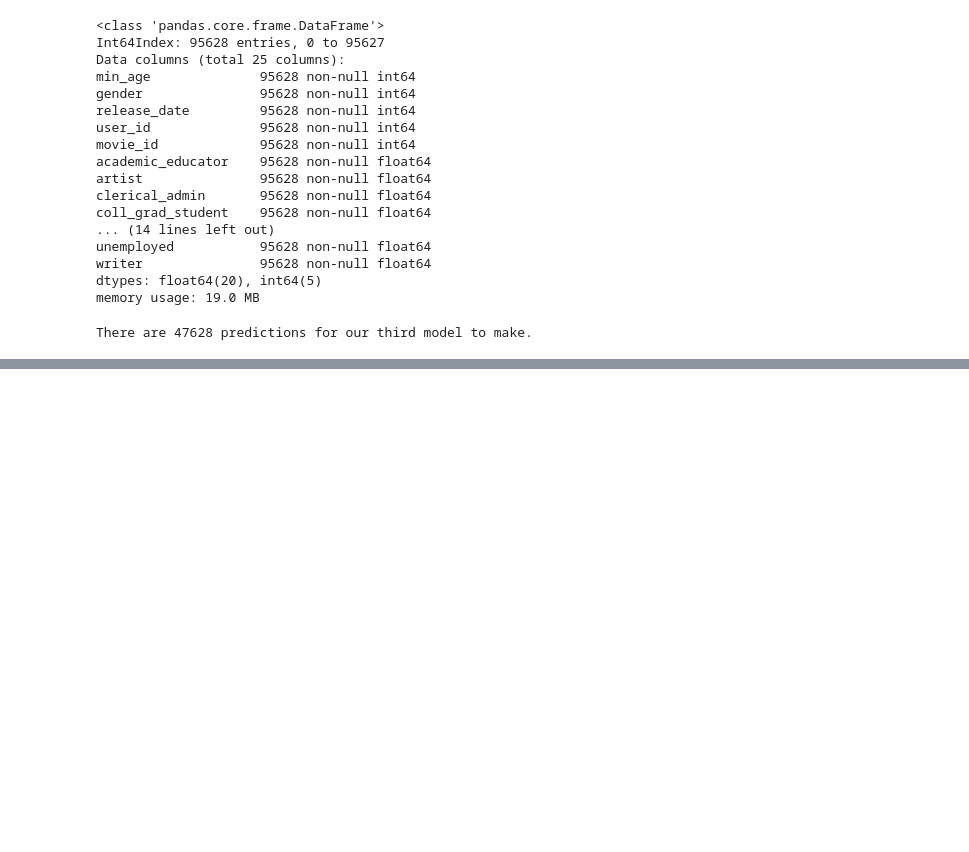
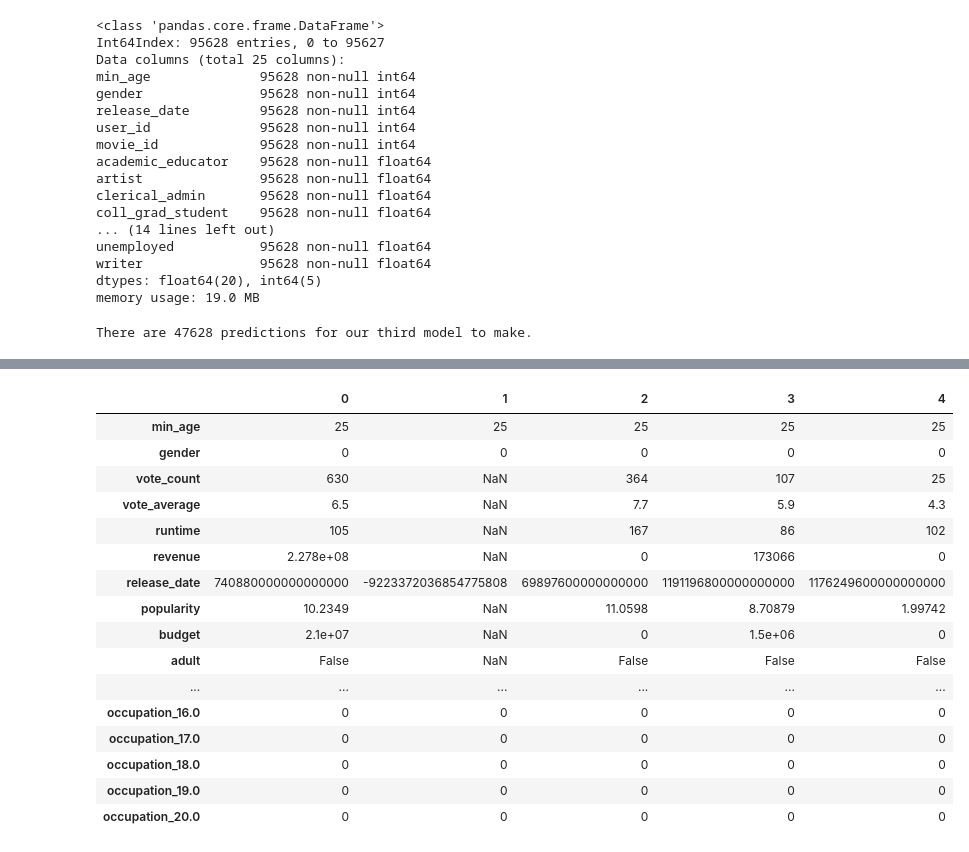
Before and after one commit to mileserickson/recommendation-case-study, a Jupyter notebook: nn_draft.ipynb, the cells around one changed output, grey strips where cells are left out. Cells and saved outputs as stored; diff of their text form; code cells hidden in the pictures; blank space fills up the shorter version.

```diff
--- a/nn_draft.ipynb
+++ b/nn_draft.ipynb
@@ -351,0 +393,6 @@ inputs =
+# %%
+X_train['budget'] = X_train['budget'].astype(float)
+# %%
+X_train.drop('zipcode', axis=1, inplace=True)
+# %%
+X_train['release_date'] = pd.DatetimeIndex(X_train['release_date']).astype(np.int64)
@@ -351,0 +404,10 @@ inputs =
+# %%
+#one-hot encode occupation
+enc_cols = X_train['occupation'].values.reshape(-1, 1)
+encoder = OneHotEncoder().fit(enc_cols)
+encoder.get_feature_names(['occupation'])
+
+ohe = pd.DataFrame(encoder.transform(enc_cols).toarray(),
+                   columns=encoder.get_feature_names(['occupation']))
+
+X_train = pd.concat([X_train.drop(['occupation'], axis=1), ohe], axis=1, )
@@ -351,0 +418,20 @@ inputs =
+# %%
+X_train.head().T
+# %% [output]
+|  | 0 | 1 | 2 | 3 | 4 |
+| min_age | 25 | 25 | 25 | 25 | 25 |
+| gender | 0 | 0 | 0 | 0 | 0 |
+| vote_count | 630 | NaN | 364 | 107 | 25 |
+| vote_average | 6.5 | NaN | 7.7 | 5.9 | 4.3 |
+| runtime | 105 | NaN | 167 | 86 | 102 |
+| revenue | 2.278e+08 | NaN | 0 | 173066 | 0 |
+| release_date | 740880000000000000 | -9223372036854775808 | 69897600000000000 | 1191196800000000000 | 1176249600000000000 |
+| popularity | 10.2349 | NaN | 11.0598 | 8.70879 | 1.99742 |
+| budget | 2.1e+07 | NaN | 0 | 1.5e+06 | 0 |
+| adult | False | NaN | False | False | False |
+| ... | ... | ... | ... | ... | ... |
+| occupation_16.0 | 0 | 0 | 0 | 0 | 0 |
+| occupation_17.0 | 0 | 0 | 0 | 0 | 0 |
+| occupation_18.0 | 0 | 0 | 0 | 0 | 0 |
+| occupation_19.0 | 0 | 0 | 0 | 0 | 0 |
+| occupation_20.0 | 0 | 0 | 0 | 0 | 0 |
```
Also changed, not shown: parts of 27 cells of this notebook.
